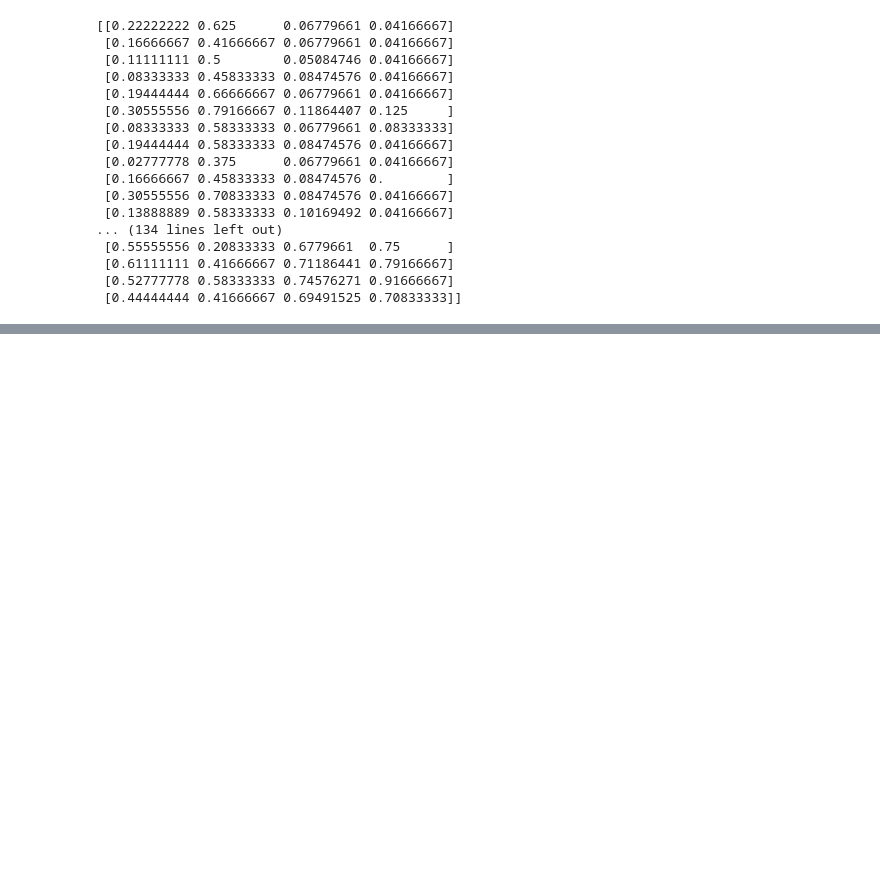
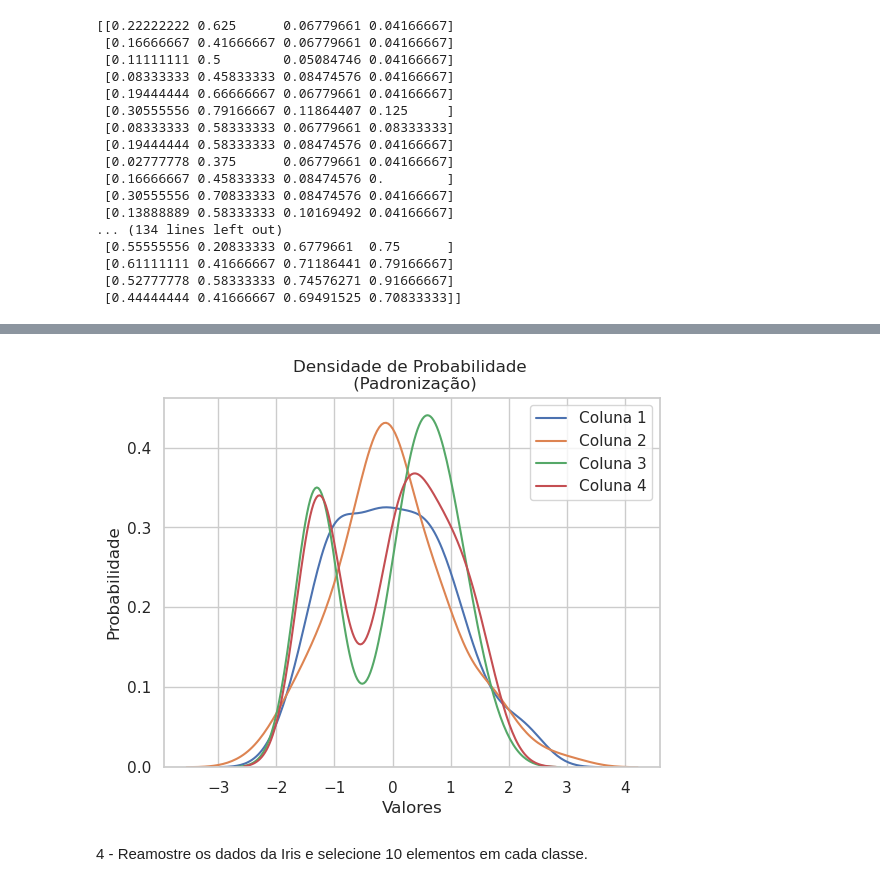
Before and after one commit to Edmurcn/Fis._Estat._Comp., a Jupyter notebook: Intro._Ciencia_Dados/Aulas/Aula 1/execícios1.ipynb, the cells around one changed output, grey strips where cells are left out. Saved outputs shown, nothing was run; the diff lists cells and outputs as text; code cells hidden in the pictures; blank space fills up the shorter version.

Commit message:
Update Ciencia de dados

```diff
--- a/Intro._Ciencia_Dados/Aulas/Aula 1/execícios1.ipynb
+++ b/Intro._Ciencia_Dados/Aulas/Aula 1/execícios1.ipynb
@@ -172,0 +192,23 @@ print(X_norm)
+# %%
+from sklearn.preprocessing import StandardScaler
+
+scale = StandardScaler().fit(X)
+rescalerX = scale.transform(X)
+
+sns.set(style="whitegrid")
+
+fig, ax = plt.subplots()
+
+for i in np.arange(0, rescalerX.shape[1]):
+    sns.kdeplot(rescalerX[:,i], ax=ax, label=f"Coluna {i+1}", fill=False)
+
+plt.xlabel("Valores")
+plt.ylabel("Probabilidade")
+plt.title("Densidade de Probabilidade \n (Padronização)")
+
+plt.legend()
+plt.show()
+# %% [output]
+[figure, added]
+# %% [markdown]
+4 - Reamostre os dados da Iris e selecione 10 elementos em cada classe.
```
Also changed, not shown: parts of 3 cells of this notebook.
